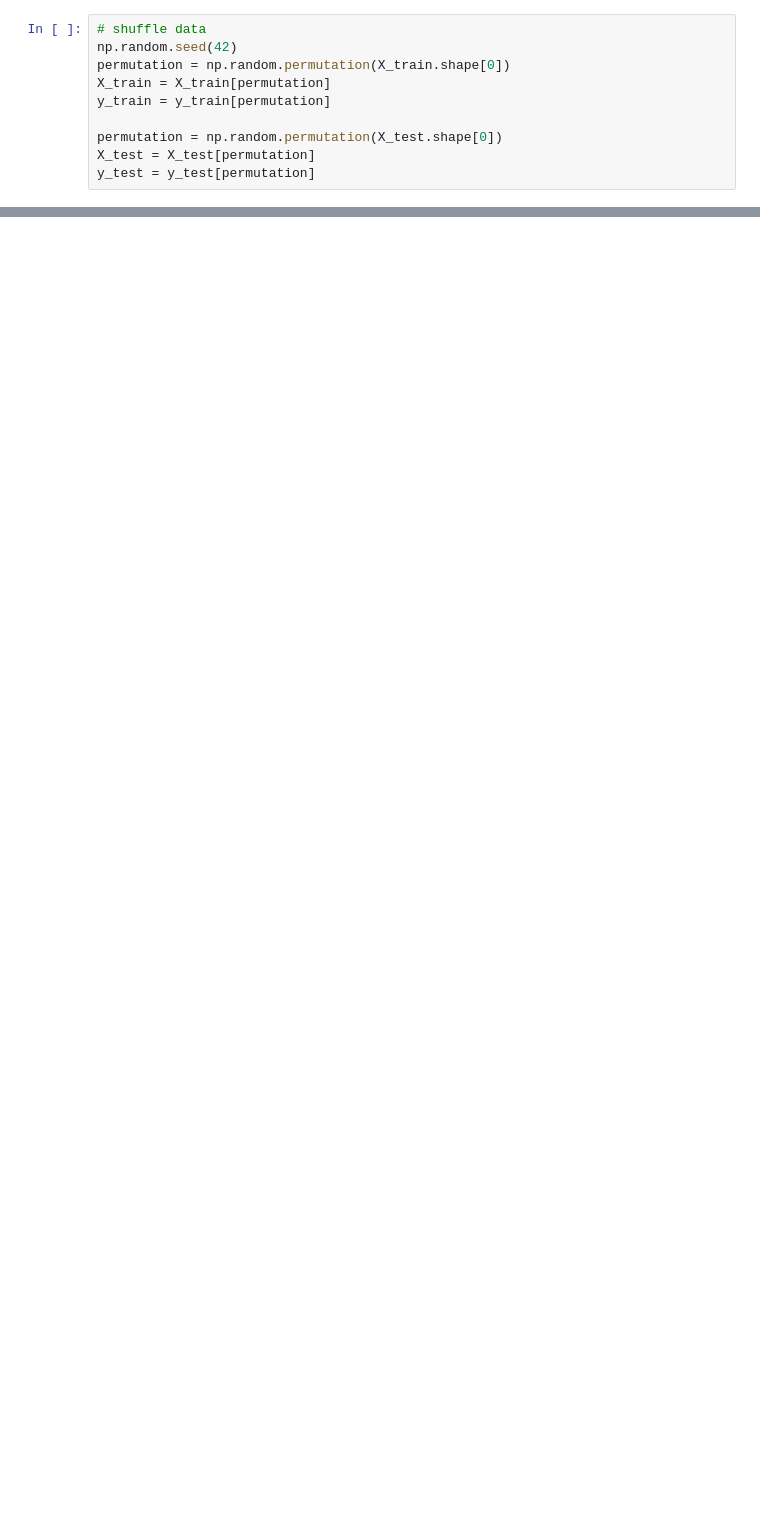
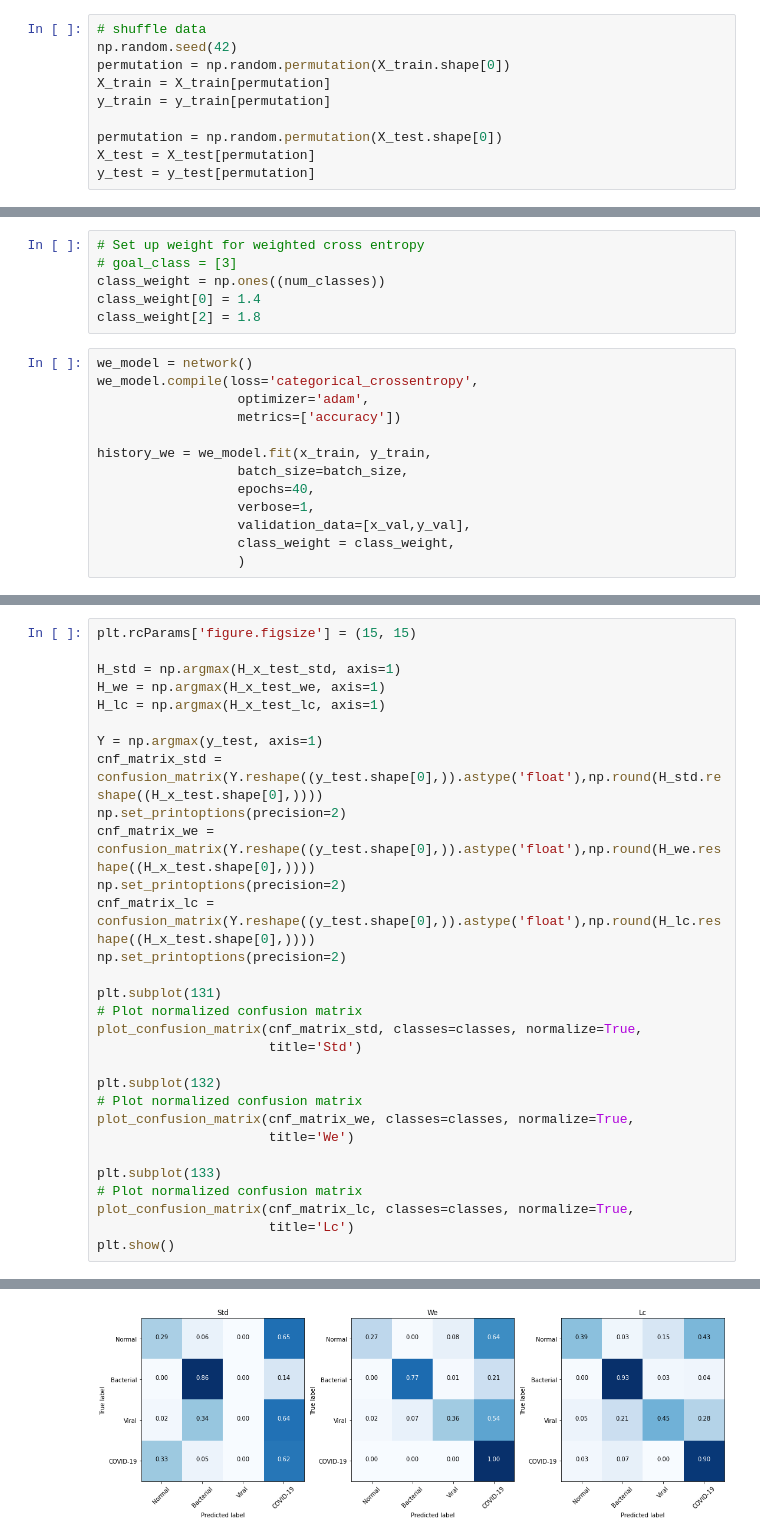
Before and after one commit to jlopetegui98/BayesianML-project, a Jupyter notebook: experiments_x_rays_images.ipynb, the cells around one changed output, grey strips where cells are left out. Drawn from its saved outputs; the diff is of its cells as text; blank space fills up the shorter version.

Commit message:
feat: first round of experiments with non convolutional model

```diff
--- a/experiments_x_rays_images.ipynb
+++ b/experiments_x_rays_images.ipynb
@@ -169,0 +319,19 @@ array([[1. , 0.2, 0.1, 0. ],
+# %%
+# Set up weight for weighted cross entropy
+# goal_class = [3]
+class_weight = np.ones((num_classes))
+class_weight[0] = 1.4
+class_weight[2] = 1.8
+# %%
+we_model = network()
+we_model.compile(loss='categorical_crossentropy',
+                  optimizer='adam',
+                  metrics=['accuracy'])
+
+history_we = we_model.fit(x_train, y_train,
+                  batch_size=batch_size,
+                  epochs=40,
+                  verbose=1,
+                  validation_data=[x_val,y_val],
+                  class_weight = class_weight,
+                  )
@@ -169,0 +469,31 @@ array([[1. , 0.2, 0.1, 0. ],
+# %%
+plt.rcParams['figure.figsize'] = (15, 15)
+
+H_std = np.argmax(H_x_test_std, axis=1)
+H_we = np.argmax(H_x_test_we, axis=1)
+H_lc = np.argmax(H_x_test_lc, axis=1)
+
+Y = np.argmax(y_test, axis=1)
+cnf_matrix_std = confusion_matrix(Y.reshape((y_test.shape[0],)).astype('float'),np.round(H_std.reshape((H_x_test.shape[0],))))
+np.set_printoptions(precision=2)
+cnf_matrix_we = confusion_matrix(Y.reshape((y_test.shape[0],)).astype('float'),np.round(H_we.reshape((H_x_test.shape[0],))))
+np.set_printoptions(precision=2)
+cnf_matrix_lc = confusion_matrix(Y.reshape((y_test.shape[0],)).astype('float'),np.round(H_lc.reshape((H_x_test.shape[0],))))
+np.set_printoptions(precision=2)
+
+plt.subplot(131)
+# Plot normalized confusion matrix
+plot_confusion_matrix(cnf_matrix_std, classes=classes, normalize=True,
+                      title='Std')
+
+plt.subplot(132)
+# Plot normalized confusion matrix
+plot_confusion_matrix(cnf_matrix_we, classes=classes, normalize=True,
+                      title='We')
+
+plt.subplot(133)
+# Plot normalized confusion matrix
+plot_confusion_matrix(cnf_matrix_lc, classes=classes, normalize=True,
+                      title='Lc')
+plt.show()
+# %% [output]
@@ -169,0 +515 @@ array([[1. , 0.2, 0.1, 0. ],
+[figure, added]
```
Also changed, not shown: parts of 32 cells of this notebook.
